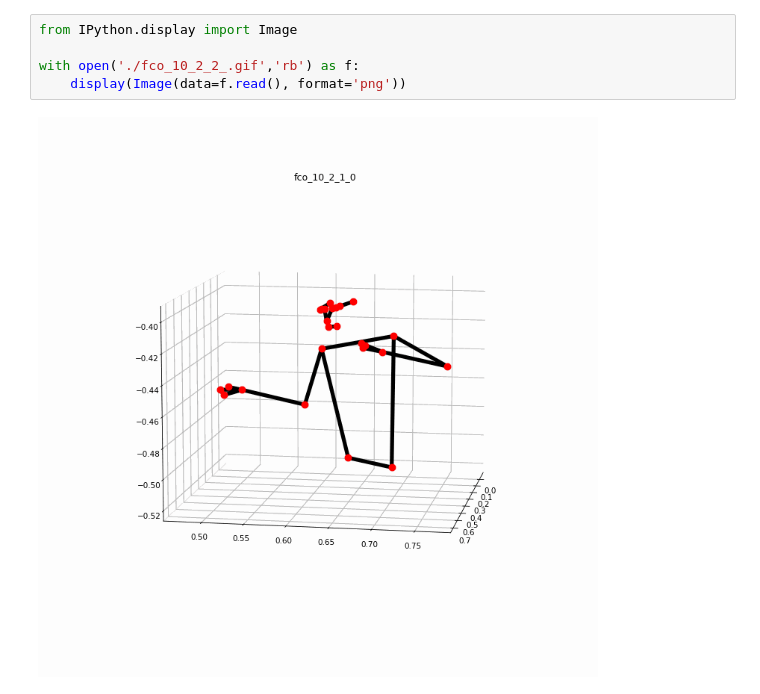
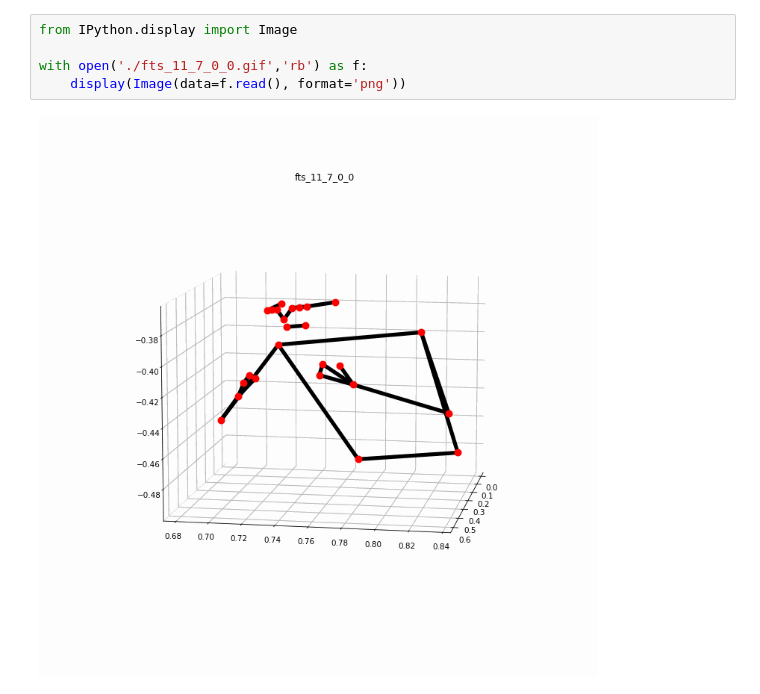
Before and after one commit to deangeckt/TT_train, a Jupyter notebook: shots_3d_demo/display_gif_in_notebook.ipynb, the cells around one changed output. Saved outputs shown, nothing was run; the diff lists cells and outputs as text.

```diff
--- a/shots_3d_demo/display_gif_in_notebook.ipynb
+++ b/shots_3d_demo/display_gif_in_notebook.ipynb
@@ -1,7 +1,7 @@
 # %%
 from IPython.display import Image
 
-with open('./fco_10_2_2_.gif','rb') as f:
+with open('./fts_11_7_0_0.gif','rb') as f:
     display(Image(data=f.read(), format='png'))
 # %% [output]
-[figure, old version]
+[figure, new version]
```
